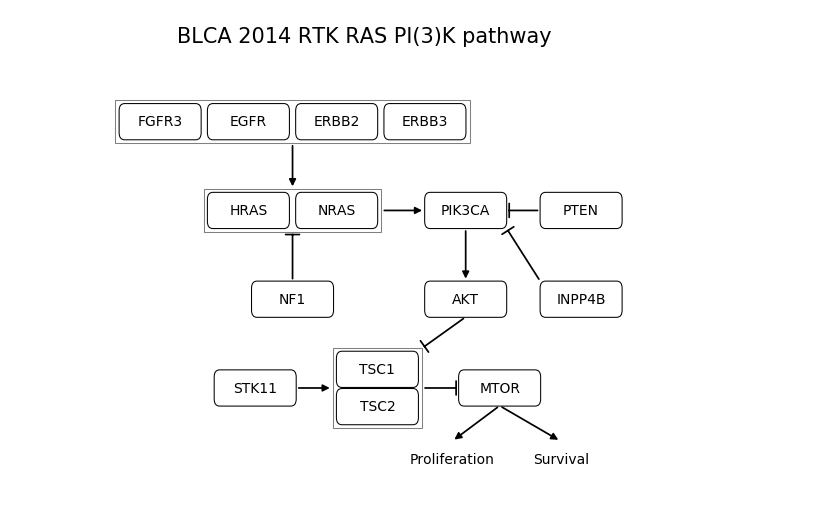
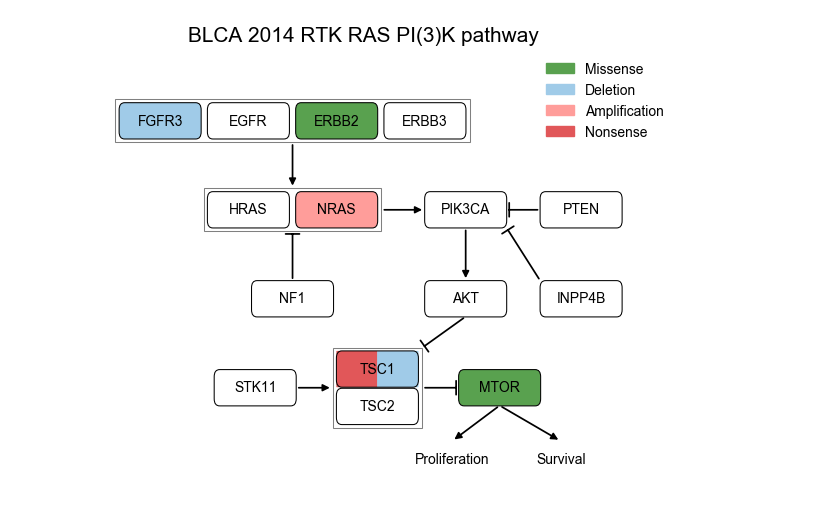
Before and after one commit to vanallenlab/OncoPathwayDraw, a Jupyter notebook: iPathwayMapper.ipynb, the cells around one changed output. Drawn from its saved outputs; the diff is of its cells as text; code cells hidden in the pictures.

```diff
--- a/iPathwayMapper.ipynb
+++ b/iPathwayMapper.ipynb
@@ -70,25 +113,47 @@ EGFR = create_rectangle_gene(115, y_position)
 ERBB2 = create_rectangle_gene(180, y_position)
 ERBB3 = create_rectangle_gene(245, y_position)
 
-def create_fancy_box(bb, linewidth=0.75, **kwargs):
+def create_fancy_box(bb, linewidth=0.75, facecolor='none', edgecolor='black', boxstyle="round,pad=0.2,rounding_size=4", **kwargs):
     return patches.FancyBboxPatch(
         (bb.xmin, bb.ymin), bb.width, bb.height,
-        fc='none', ec='black', linewidth=linewidth,
-        boxstyle="round,pad=0.2,rounding_size=4",
+        fc=facecolor, ec=edgecolor, linewidth=linewidth,
+        boxstyle=boxstyle,
         **kwargs)
 
-def plot_box(ax, rectangle, string):
+def plot_box(ax, rectangle, string, alterations=[]):
     ax.add_patch(rectangle)
 
     annotation_position = get_rectangle_center_position(rectangle)
     ax.annotate(string, annotation_position, color='black', fontsize=10, ha='center', va='center')
 
     bbox = rectangle.get_bbox()
+
+    if alterations:
+        if len(alterations) == 1:
+            alterations_rectangle = create_fancy_box(bbox, linewidth=0, facecolor=color_map[alterations[0]], edgecolor='none')
+            ax.add_patch(alterations_rectangle)
+        if len(alterations) == 2:
+            first_half_rectangle = create_rectangle_gene(rectangle.get_xy()[0], rectangle.get_xy()[1], width=GENE_RECTANGLE_WIDTH / 2, edgecolor='none')
+            alterations_rectangle = create_fancy_box(first_half_rectangle.get_bbox(),
+                                                     linewidth=0, facecolor=color_map[alterations[0]], edgecolor='none',
+                                                     boxstyle="round,pad=0.2,rounding_size=0")
+            ax.add_patch(alterations_rectangle)
+
+            second_half_rectangle = create_rectangle_gene(rectangle.get_xy()[0] + GENE_RECTANGLE_WIDTH / 2,
+                                                          rectangle.get_xy()[1],
+                                                          width=GENE_RECTANGLE_WIDTH / 2,
+                                                          edgecolor='none')
+            alterations_rectangle = create_fancy_box(second_half_rectangle.get_bbox(),
+                                                     linewidth=0, facecolor=color_map[alterations[1]], edgecolor='none',
+                                                     boxstyle="round,pad=0.2,rounding_size=0")
+            ax.add_patch(alterations_rectangle)
+
     fancy_rectangle = create_fancy_box(bbox)
     ax.add_patch(fancy_rectangle)
 
 for gene_box, gene_name in [(FGFR3, 'FGFR3'), (EGFR, 'EGFR'), (ERBB2, 'ERBB2'), (ERBB3, 'ERBB3')]:
-    plot_box(ax, gene_box, gene_name)
+    alterations = variants[gene_name] if gene_name in variants else []
+    plot_box(ax, gene_box, gene_name, alterations)
 
 gene_set_1 = create_rectangle_gene_set([FGFR3, EGFR, ERBB2, ERBB3])
 ax.add_patch(gene_set_1)
@@ -102,7 +167,8 @@ PIK3CA = create_rectangle_gene(275, y_position)
 PTEN = create_rectangle_gene(360, y_position)
 
 for gene_box, gene_name in [(HRAS, 'HRAS'), (NRAS, 'NRAS'), (PIK3CA, 'PIK3CA'), (PTEN, 'PTEN')]:
-    plot_box(ax, gene_box, gene_name)
+    alterations = variants[gene_name] if gene_name in variants else []
+    plot_box(ax, gene_box, gene_name, alterations)
 
 gene_set_2 = create_rectangle_gene_set([HRAS, NRAS])
 ax.add_patch(gene_set_2)
@@ -114,7 +180,8 @@ AKT = create_rectangle_gene(275, y_position)
 INPP4B = create_rectangle_gene(360, y_position)
 
 for gene_box, gene_name in [(NF1, 'NF1'), (AKT, 'AKT'), (INPP4B, 'INPP4B')]:
-    plot_box(ax, gene_box, gene_name)
+    alterations = variants[gene_name] if gene_name in variants else []
+    plot_box(ax, gene_box, gene_name, alterations)
 
 # STK11, TSC1, TSC2, MTOR
 y_position = 50
@@ -124,7 +191,8 @@ TSC2 = create_rectangle_gene(210, y_position - 10.5)
 MTOR = create_rectangle_gene(300, y_position)
 
 for gene_box, gene_name in [(STK11, 'STK11'), (TSC1, 'TSC1'), (TSC2, 'TSC2'), (MTOR, 'MTOR')]:
-    plot_box(ax, gene_box, gene_name)
+    alterations = variants[gene_name] if gene_name in variants else []
+    plot_box(ax, gene_box, gene_name, alterations)
 
 gene_set_3 = create_rectangle_gene_set([TSC1, TSC2])
 ax.add_patch(gene_set_3)
@@ -268,31 +336,40 @@ arrow = draw_interaction(
     interaction_type="activates"
 )
 ax.add_patch(arrow)
 
 arrow = draw_interaction(
     position_A = get_rectangle_position(MTOR, horizontal_alignment="center", vertical_alignment="bottom"),
     position_B = get_rectangle_position(Survival, horizontal_alignment="center", vertical_alignment="top"),
     interaction_type="activates"
 )
 ax.add_patch(arrow)
 
 ax.spines["top"].set_visible(False)
 ax.spines["bottom"].set_visible(False)
 ax.spines["right"].set_visible(False)
 ax.spines["left"].set_visible(False)
 
 plt.title('BLCA 2014 RTK RAS PI(3)K pathway', fontsize=15)
 
 plt.xlim([0, 460])
 plt.ylim([0, 250])
 
 plt.tick_params(axis="both", which="both",
                 bottom=False, top=False, left=False, right=False,
                 labelbottom=False, labeltop=False, labelleft=False, labelright=False)
 
+legend_elements = [
+    patches.Patch(color=tableau10['green'], label='Missense'),
+    patches.Patch(color=tableau20['light blue'], label='Deletion'),
+    patches.Patch(color=tableau20['light red'], label='Amplification'),
+    patches.Patch(color=tableau10['red'], label='Nonsense')
+]
+ax.legend(handles=legend_elements, loc='best', frameon=False)
+
+
 for file_type in ['eps', 'pdf', 'png', 'svg']:
     plt.savefig(f'PI3K.{file_type}', format=file_type, bbox_inches='tight', dpi=300)
 
 plt.show()
 # %% [output]
-[figure, old version]
+[figure, new version]
```
Also changed, not shown: parts of 1 cell of this notebook, 4 other files.
